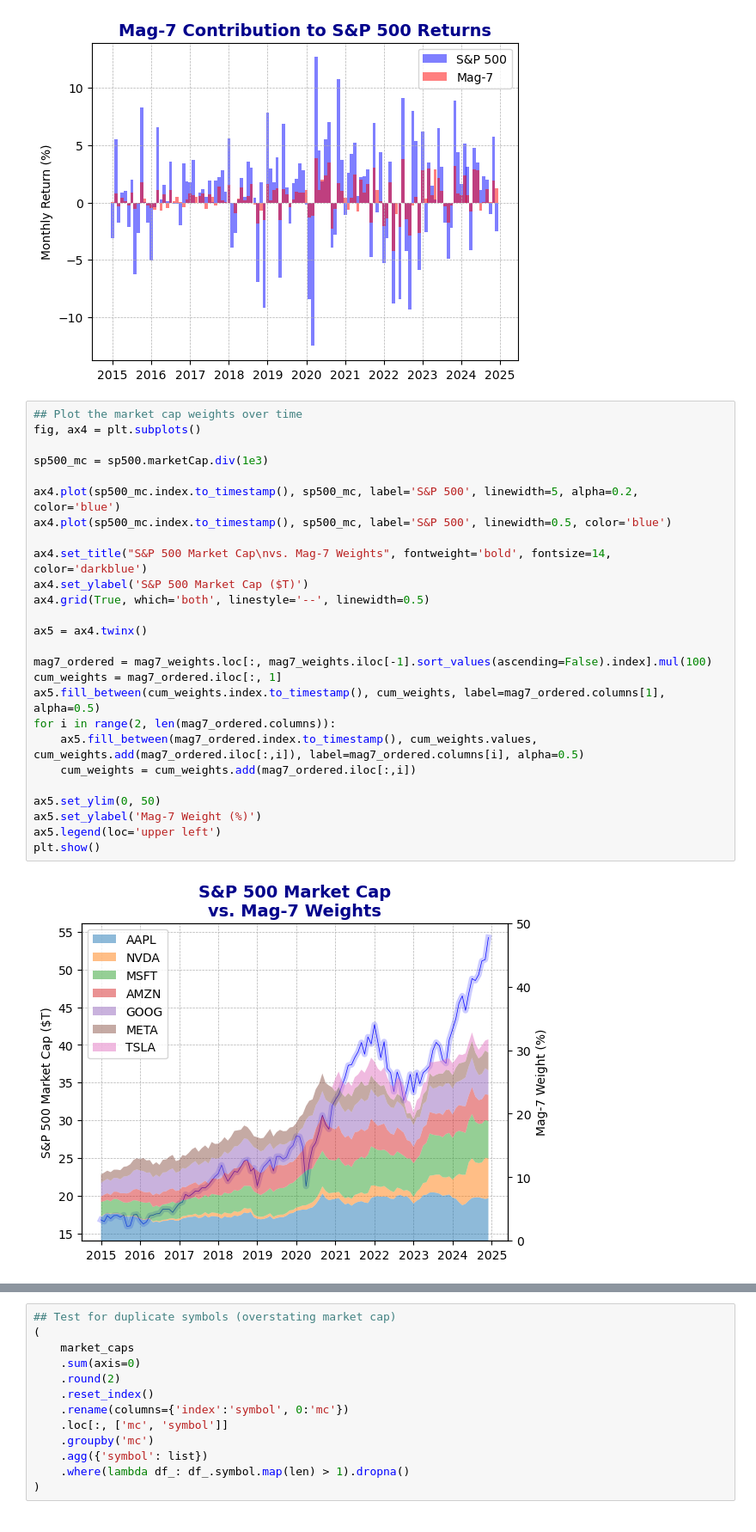
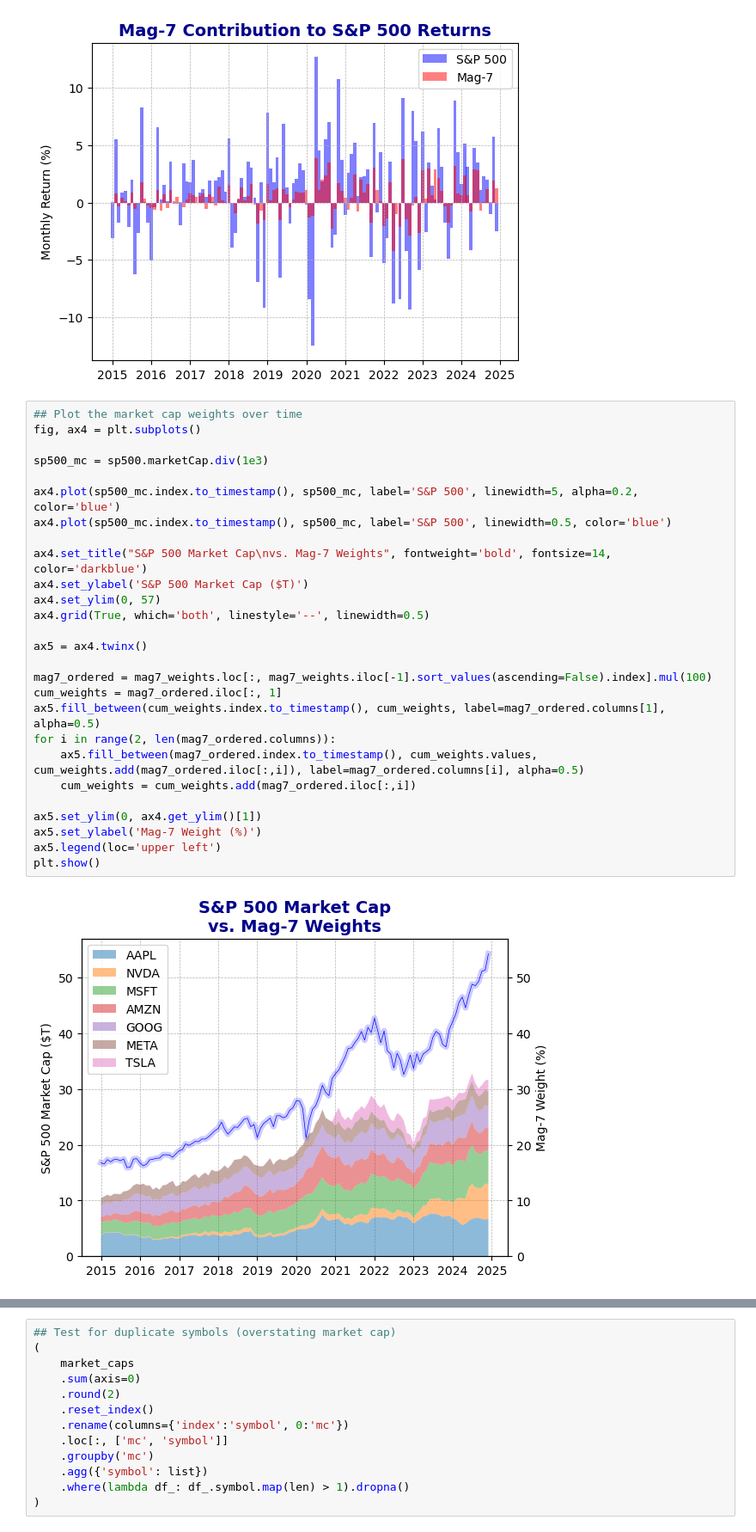
Before and after one commit to rtrimble13/tb-notebooks, a Jupyter notebook: src/202502_mag7.ipynb, the cells around one changed output, grey strips where cells are left out. Shown: that part at 86% size. Drawn from its saved outputs; the diff is of its cells as text.

```diff
--- a/src/202502_mag7.ipynb
+++ b/src/202502_mag7.ipynb
@@ -276,28 +297,29 @@ plt.show()
 # %%
 ## Plot the market cap weights over time
 fig, ax4 = plt.subplots()
 
 sp500_mc = sp500.marketCap.div(1e3)
 
 ax4.plot(sp500_mc.index.to_timestamp(), sp500_mc, label='S&P 500', linewidth=5, alpha=0.2, color='blue')
 ax4.plot(sp500_mc.index.to_timestamp(), sp500_mc, label='S&P 500', linewidth=0.5, color='blue')
 
 ax4.set_title("S&P 500 Market Cap\nvs. Mag-7 Weights", fontweight='bold', fontsize=14, color='darkblue')
 ax4.set_ylabel('S&P 500 Market Cap ($T)')
+ax4.set_ylim(0, 57)
 ax4.grid(True, which='both', linestyle='--', linewidth=0.5)
 
 ax5 = ax4.twinx()
 
 mag7_ordered = mag7_weights.loc[:, mag7_weights.iloc[-1].sort_values(ascending=False).index].mul(100)
 cum_weights = mag7_ordered.iloc[:, 1]
 ax5.fill_between(cum_weights.index.to_timestamp(), cum_weights, label=mag7_ordered.columns[1], alpha=0.5)
 for i in range(2, len(mag7_ordered.columns)):
     ax5.fill_between(mag7_ordered.index.to_timestamp(), cum_weights.values, cum_weights.add(mag7_ordered.iloc[:,i]), label=mag7_ordered.columns[i], alpha=0.5)
     cum_weights = cum_weights.add(mag7_ordered.iloc[:,i])
 
-ax5.set_ylim(0, 50)
+ax5.set_ylim(0, ax4.get_ylim()[1])
 ax5.set_ylabel('Mag-7 Weight (%)')
 ax5.legend(loc='upper left')
 plt.show()
 # %% [output]
-[figure, old version]
+[figure, new version]
```
Also changed, not shown: parts of 14 cells of this notebook.
